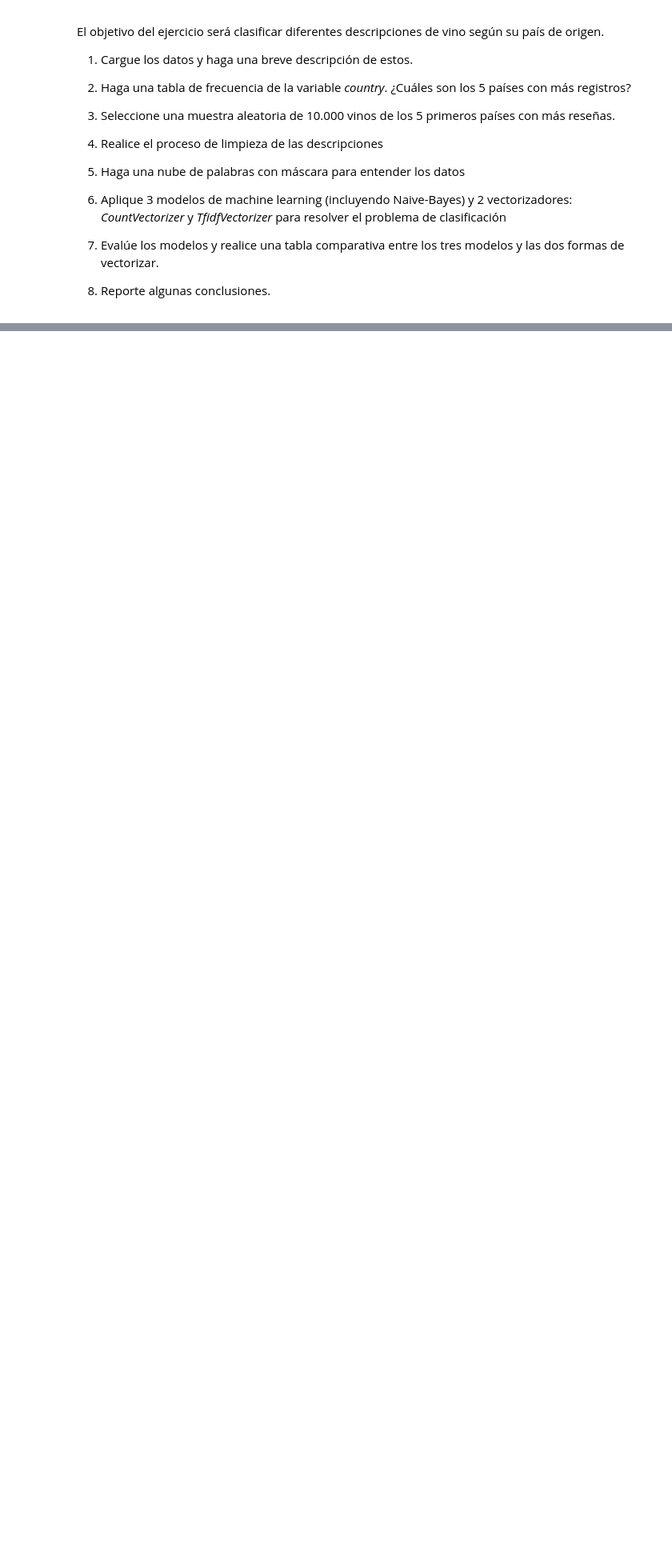
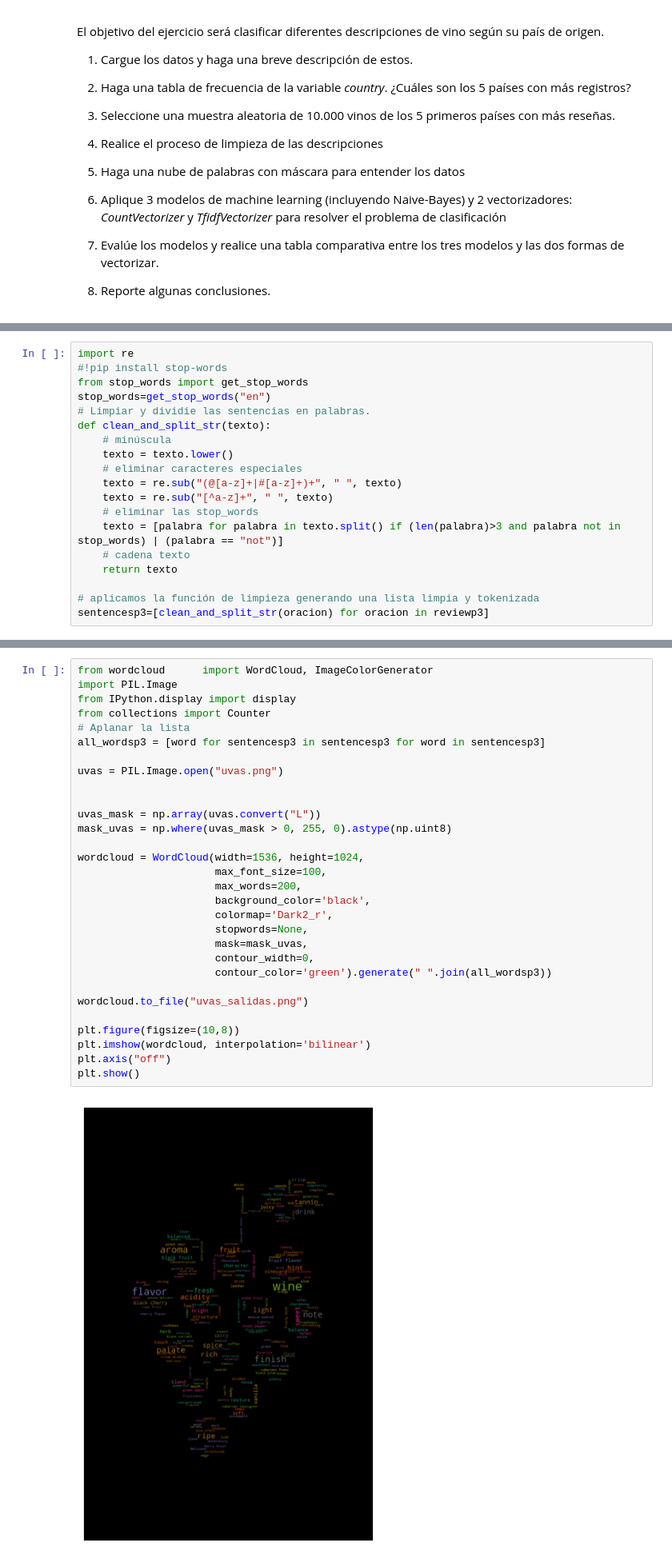
Before and after one commit to AlejoRGit/MLEntregable3, a Jupyter notebook: Entregable_3_Machine_Learning_2_pos_2025.ipynb, the cells around one changed output, grey strips where cells are left out. Shown at 80% size. Cells and saved outputs as stored; diff of their text form; blank space fills up the shorter version.

```diff
--- a/Entregable_3_Machine_Learning_2_pos_2025.ipynb
+++ b/Entregable_3_Machine_Learning_2_pos_2025.ipynb
@@ -490,0 +617,19 @@ El objetivo del ejercicio será clasificar diferentes descripciones de vino seg
+# %%
+import re
+#!pip install stop-words
+from stop_words import get_stop_words
+stop_words=get_stop_words("en")
+# Limpiar y dividie las sentencias en palabras.
+def clean_and_split_str(texto):
+    # minúscula
+    texto = texto.lower()
+    # eliminar caracteres especiales
+    texto = re.sub("(@[a-z]+|#[a-z]+)+", " ", texto)
+    texto = re.sub("[^a-z]+", " ", texto)
+    # eliminar las stop_words
+    texto = [palabra for palabra in texto.split() if (len(palabra)>3 and palabra not in stop_words) | (palabra == "not")]
+    # cadena texto
+    return texto
+
+# aplicamos la función de limpieza generando una lista limpia y tokenizada
+sentencesp3=[clean_and_split_str(oracion) for oracion in reviewp3]
@@ -490,0 +658,32 @@ El objetivo del ejercicio será clasificar diferentes descripciones de vino seg
+# %%
+from wordcloud      import WordCloud, ImageColorGenerator
+import PIL.Image
+from IPython.display import display
+from collections import Counter
+# Aplanar la lista
+all_wordsp3 = [word for sentencesp3 in sentencesp3 for word in sentencesp3]
+
+uvas = PIL.Image.open("uvas.png")
+
+
+uvas_mask = np.array(uvas.convert("L"))
+mask_uvas = np.where(uvas_mask > 0, 255, 0).astype(np.uint8)
+
+wordcloud = WordCloud(width=1536, height=1024,
+                      max_font_size=100,
+                      max_words=200,
+                      background_color='black',
+                      colormap='Dark2_r',
+                      stopwords=None,
+                      mask=mask_uvas,
+                      contour_width=0,
+                      contour_color='green').generate(" ".join(all_wordsp3))
+
+wordcloud.to_file("uvas_salidas.png")
+
+plt.figure(figsize=(10,8))
+plt.imshow(wordcloud, interpolation='bilinear')
+plt.axis("off")
+plt.show()
+# %% [output]
+[figure, added]
```
Also changed, not shown: parts of 26 cells of this notebook, 7 other files.
